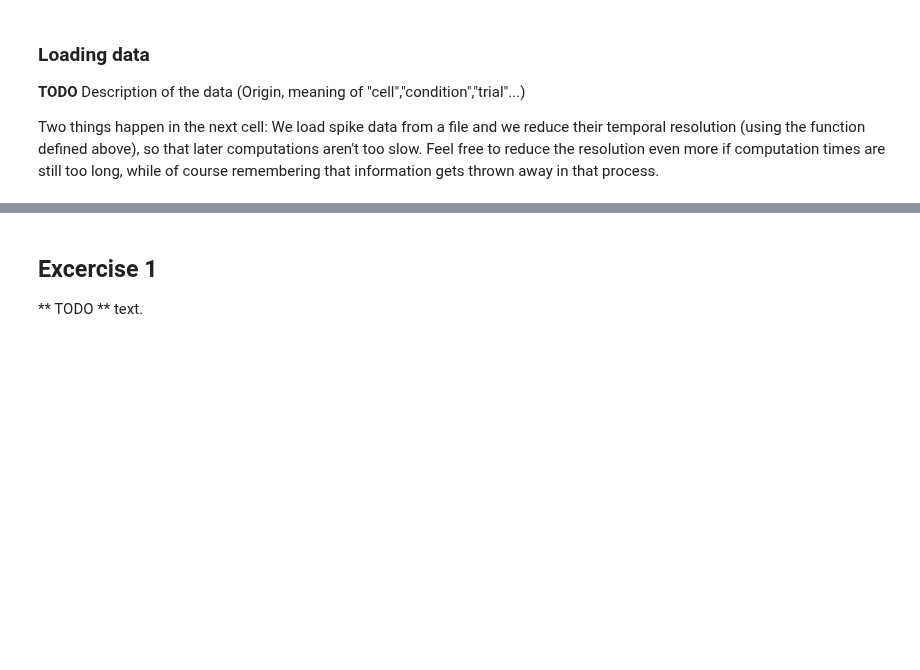
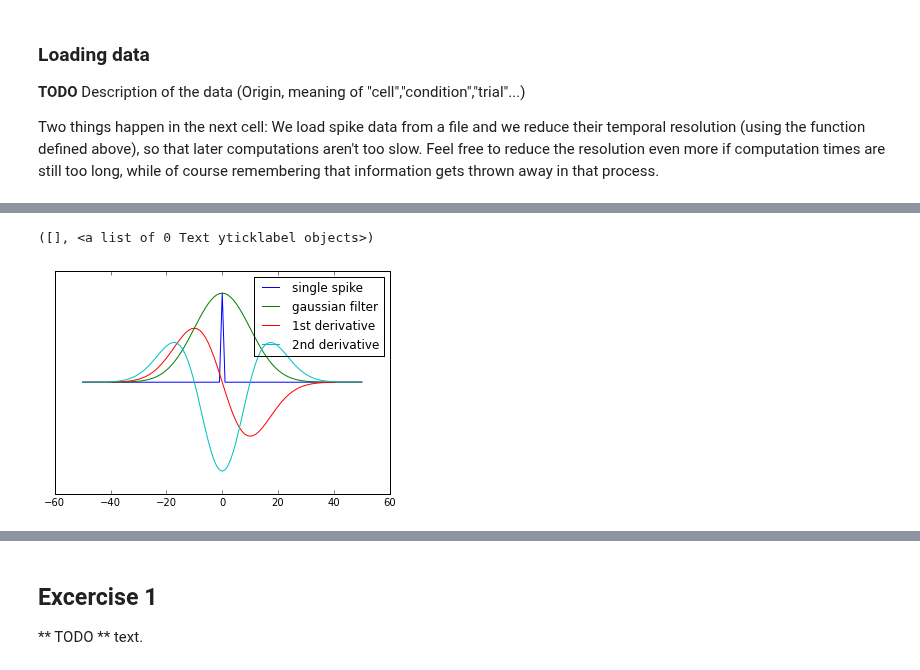
Before and after one commit to cknd/decoding, a Jupyter notebook: 02 [Solution] Part 2 - GLM.ipynb, the cells around one changed output, grey strips where cells are left out. Saved outputs shown, nothing was run; the diff lists cells and outputs as text; code cells hidden in the pictures; blank space fills up the shorter version.

```diff
--- a/02 [Solution] Part 2 - GLM.ipynb
+++ b/02 [Solution] Part 2 - GLM.ipynb
@@ -135,0 +72,19 @@ array([    0.        ,   205.71428571,   411.42857143,   617.14285714,
+# %%
+from scipy.ndimage.filters import gaussian_filter1d
+
+sigma = 10#ms
+
+x = np.arange(-50,51)
+y = np.zeros(101)
+y[50] = 1
+
+plot(x,y*0.04, "-")
+plot(x,gaussian_filter1d(y, sigma=sigma, order=0), "-")
+plot(x,gaussian_filter1d(y, sigma=sigma, order=1)*10, "-")
+plot(x,gaussian_filter1d(y, sigma=sigma, order=2)*100, "-")
+legend(["single spike", "gaussian filter","1st derivative","2nd derivative"])
+ylim([-0.05,0.05])
+yticks([])
+# %% [output]
+([], <a list of 0 Text yticklabel objects>)
+[figure, added]
```
Also changed, not shown: parts of 11 cells of this notebook, 2 other files.
